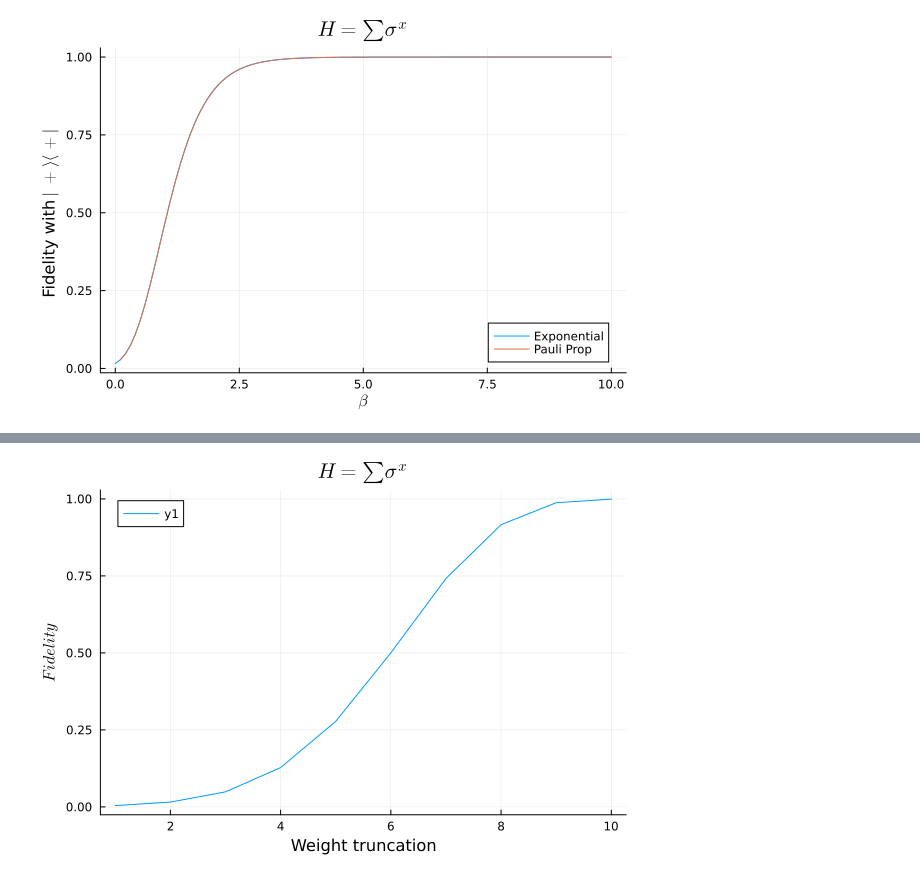
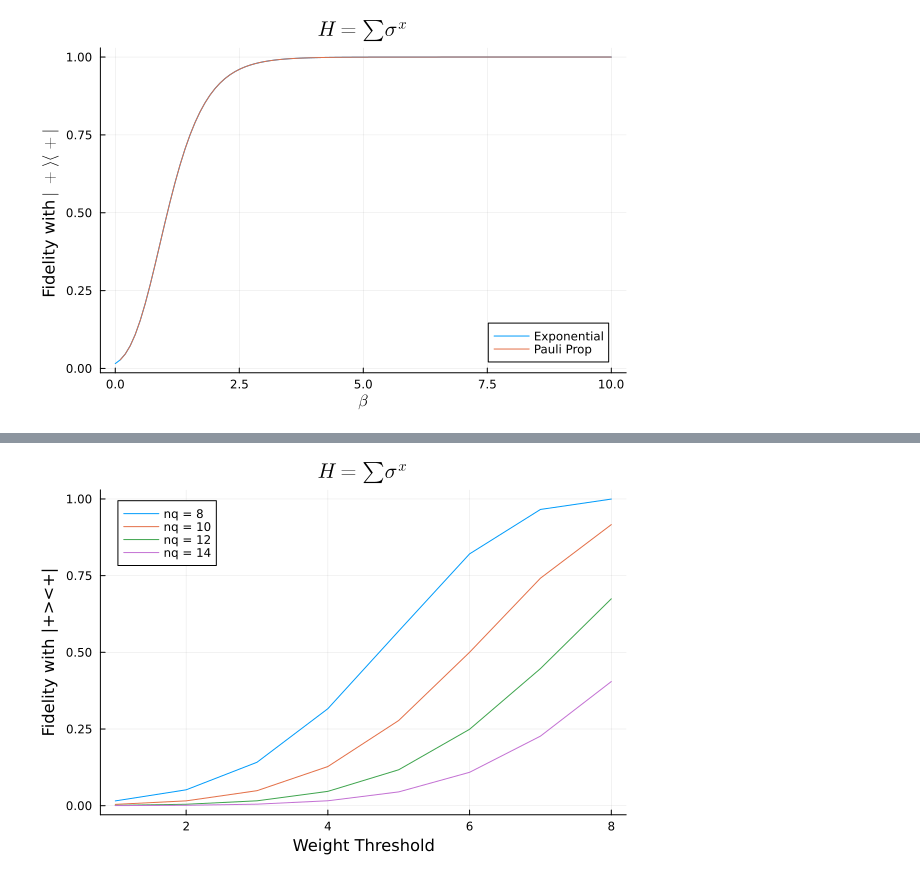
Before and after one commit to wrightjandrew/ImaginaryTimeEvolutionPauliPropagation, a Jupyter notebook: imaginaryTimeEvolution/proof_of_princ_thermal_state_prep (1).ipynb, the cells around one changed output, grey strips where cells are left out. Drawn from its saved outputs; the diff is of its cells as text; code cells hidden in the pictures.

```diff
--- a/imaginaryTimeEvolution/proof_of_princ_thermal_state_prep (1).ipynb
+++ b/imaginaryTimeEvolution/proof_of_princ_thermal_state_prep (1).ipynb
@@ -22,5 +18,5 @@ using Plots
 using LinearAlgebra
 using LaTeXStrings
 # %%
-θ = 0.1im
+θ = 1im
 # %% [output]
@@ -41,7 +37,7 @@ rzmap = totransfermap(rzptm)
 rxmap = totransfermap(rxptm)
 rzzmap = totransfermap(rzzptm);
 # %%
-nq = 6
+nq = 5
 topology = bricklayertopology(nq)
 
 # the circuit
@@ -72,21 +67,23 @@ append!(circuit, TransferMapGate(rxmap, ii) for ii in 1:nq);
 # %%
 # Zoe Version
 
-nls = 100
+nls = 10
 
 pstr = PauliString(nq, :I, 1)
 psum = PauliSum(pstr)
 beta = Float64[]
 
-
 overlapsEvery = Float64[]
 for i in 1:nls
-    psum = propagate!(circuit, psum)
-    psum = mult!(psum, 1/((2^nq)*getcoeff(psum, :I, 1)))
+    psum = propagate!(circuit, psum, normalization=true)
+    #psum = mult!(psum, 1/((2^nq)*getcoeff(psum, :I, 1)))
     push!(overlapsEvery, overlapwithplus(psum))
     push!(beta, 0.1*i)
+    println(psum)
 end
 
+pstr = PauliString(nq, :I, 1)
+psum = PauliSum(pstr)
 overlapsEnd = Float64[]
 for i in 1:nls
     psum = propagate!(circuit, psum)
@@ -249,20 +291,36 @@ plot(minCoeff, overlap, ylabel=L"Fidelity", xlabel="Coefficient truncation", tit
 # %%
-weightCoeff = (1:1:10)
-overlap = Float64[]
-nls = 50
-nq = 10
-pstr = PauliString(nq, :I, 1)
-for i in weightCoeff
-    overlapLoop = Float64[]
-    psum = PauliSum(pstr)
-    for j in 1:nls
-        psum = propagate!(circuit, psum; max_weight = i)
-        psum = psum/(2^nq*getcoeff(psum, :I, 1))
-        push!(overlapLoop, overlapwithplus(psum))
+nq = [8,10,12,14]
+plot()  # Initialize the plot
+
+for i in 1:length(nq)
+    topology = bricklayertopology(nq[i])
+
+    # Define the circuit
+    circuit = Gate[]
+    append!(circuit, TransferMapGate(rxmap, ii) for ii in 1:nq[i])
+    # append!(circuit, TransferMapGate([ii], rzmap) for ii in 1:nq[i])
+    # append!(circuit, TransferMapGate(collect(pair), rzzmap) for pair in topology)
+
+    maxWeight = [1,2,3,4,5,6,7,8]
+    overlap = Float64[]
+    nls = 50
+    pstr = PauliString(nq[i], :I, 1)
+
+    for j in maxWeight
+        overlapLoop = Float64[]
+        psum = PauliSum(pstr)
+
+        for _ in 1:nls  # Use underscore for unused loop variable
+            psum = propagate!(circuit, psum; max_weight=j, normalization=true)
+            push!(overlapLoop, overlapwithplus(psum))
+        end
+
+        push!(overlap, overlapLoop[end])
     end
-    push!(overlap, overlapLoop[end])
+
+    plot!(maxWeight, overlap, ylabel="Fidelity with |+><+|", xlabel="Weight Threshold",
+          title=L"H = \sum \sigma^x", label="nq = $(nq[i])")
 end
-
-plot(weightCoeff, overlap, ylabel=L"Fidelity", xlabel="Weight truncation", title=L"H = \sum \sigma^x")
+display(plot!())  # Display the plot
 # %% [output]
-[figure, old version]
+[figure, new version]
```
Also changed, not shown: parts of 11 cells of this notebook, 6 other files.
